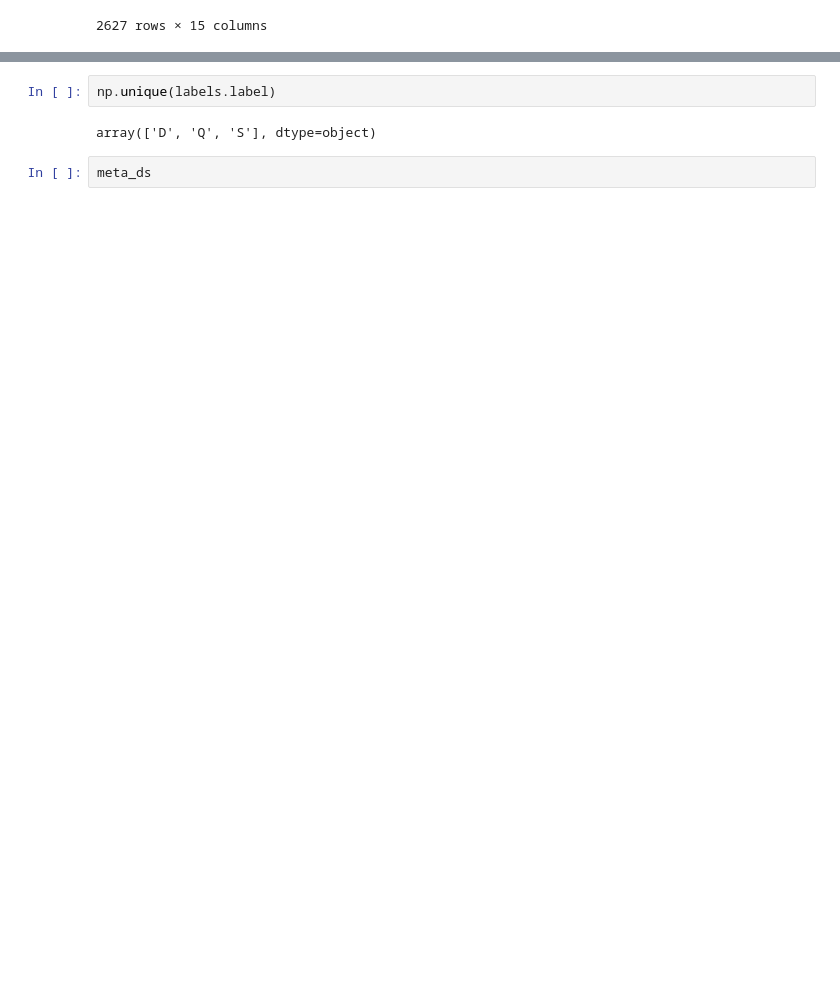
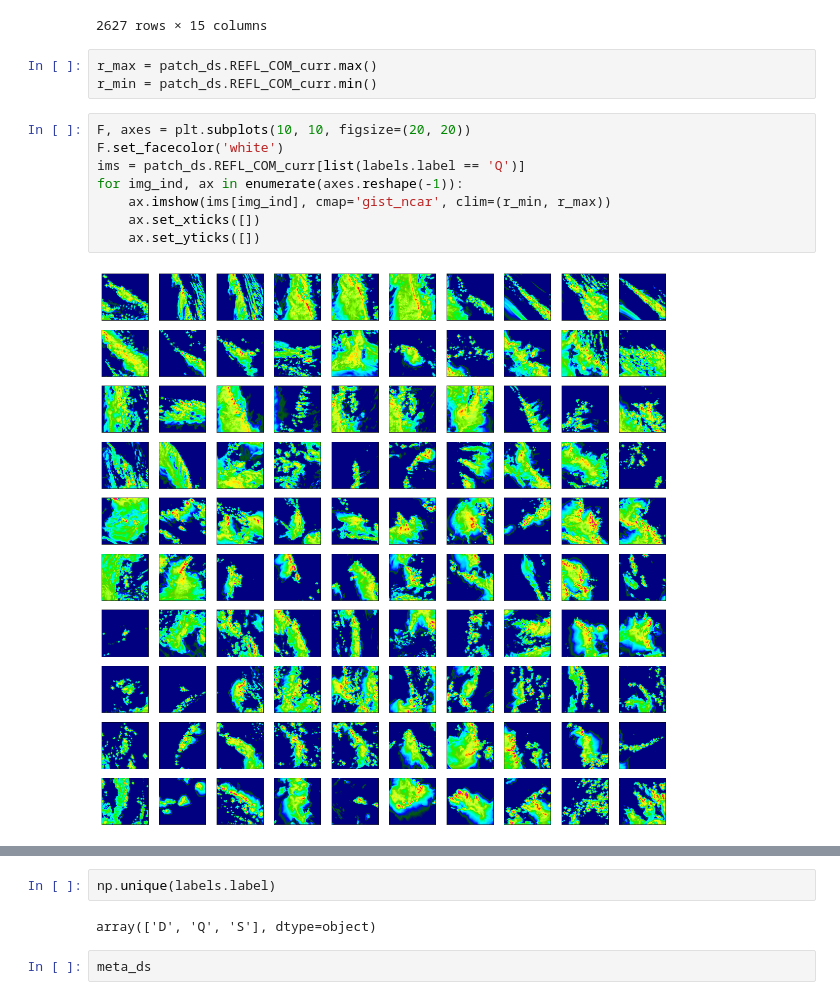
Before and after one commit to zyjux/gdl-storm-mode, a Jupyter notebook: notebooks/handlabeled_RICNN.ipynb, the cells around one changed output, grey strips where cells are left out. Saved outputs shown, nothing was run; the diff lists cells and outputs as text; blank space fills up the shorter version.

```diff
--- a/notebooks/handlabeled_RICNN.ipynb
+++ b/notebooks/handlabeled_RICNN.ipynb
@@ -43,3 +41,16 @@ labels
 | 2625 | 2625 | 368759 | d01_REFL_COM_20131221-0000_33_33_... | 3 | -1 | -1 | -1 | -1 | Q2 | -1 | ... |
 | 2626 | 2626 | 368760 | d01_REFL_COM_20131221-0000_33_33_... | 3 | -1 | -1 | -1 | -1 | Q2 | -1 | ... |
 2627 rows × 15 columns
+# %%
+r_max = patch_ds.REFL_COM_curr.max()
+r_min = patch_ds.REFL_COM_curr.min()
+# %%
+F, axes = plt.subplots(10, 10, figsize=(20, 20))
+F.set_facecolor('white')
+ims = patch_ds.REFL_COM_curr[list(labels.label == 'Q')]
+for img_ind, ax in enumerate(axes.reshape(-1)):
+    ax.imshow(ims[img_ind], cmap='gist_ncar', clim=(r_min, r_max))
+    ax.set_xticks([])
+    ax.set_yticks([])
+# %% [output]
+[figure, added]
```
Also changed, not shown: parts of 2 cells of this notebook, 11 other files.
